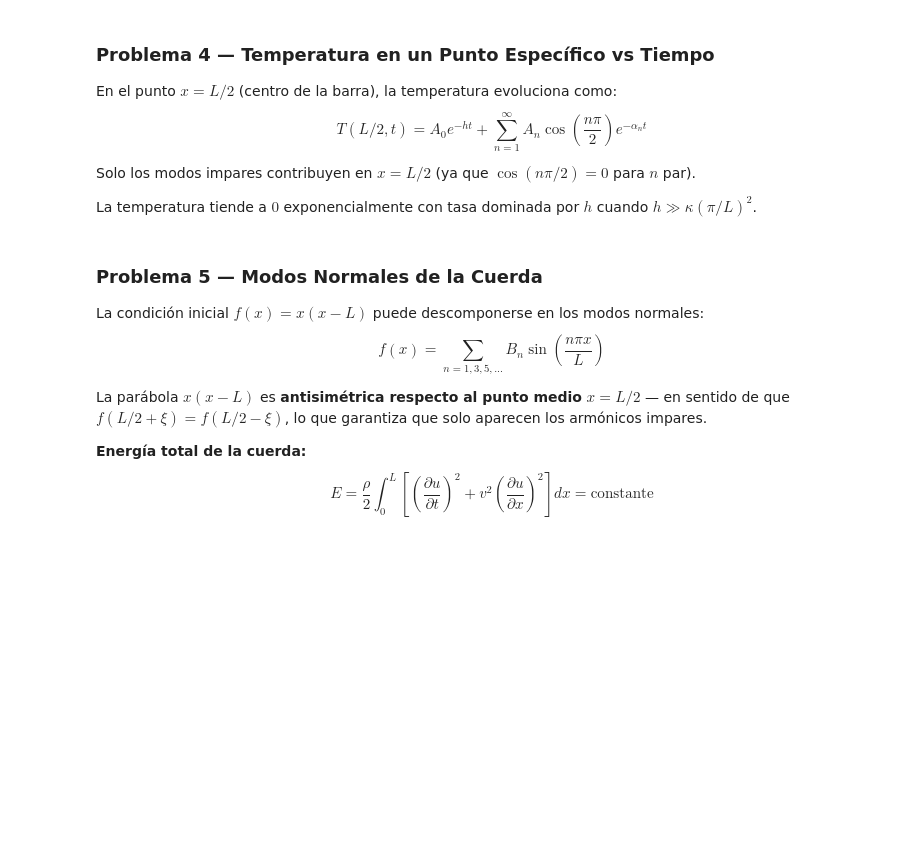
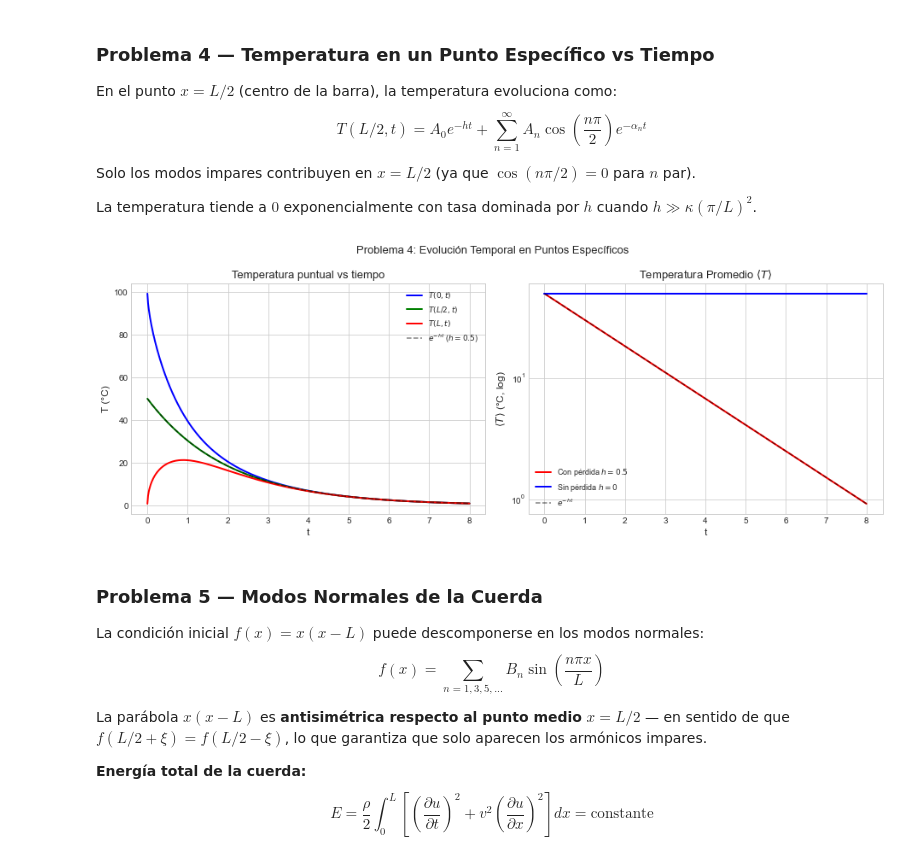
Before and after one commit to Daniel-534/FisicaMatematicaI, a Jupyter notebook: SolucionTalleres/SolucionTaller4.ipynb, the cells around one changed output. Cells and saved outputs as stored; diff of their text form; code cells hidden in the pictures; blank space fills up the shorter version.

```diff
--- a/SolucionTalleres/SolucionTaller4.ipynb
+++ b/SolucionTalleres/SolucionTaller4.ipynb
@@ -1168,35 +1250,37 @@ La temperatura tiende a $0$ exponencialmente con tasa dominada por $h$ cuando $h
 # Evolución temporal T(L/2, t) y T(0, t)
 t4_long = np.linspace(0, 8, 500)
 T_center4 = np.array([T4_sol(np.array([L4/2]), t)[0] for t in t4_long])
 T_left4   = np.array([T4_sol(np.array([0.0]),  t)[0] for t in t4_long])
 T_right4  = np.array([T4_sol(np.array([L4]),   t)[0] for t in t4_long])
 
 fig, axes = plt.subplots(1, 2, figsize=(13, 5))
 fig.suptitle('Problema 4: Evolución Temporal en Puntos Específicos', fontsize=13)
 
 axes[0].plot(t4_long, T_left4,   'b-',  linewidth=2, label='$T(0, t)$')
 axes[0].plot(t4_long, T_center4, 'g-',  linewidth=2, label='$T(L/2, t)$')
 axes[0].plot(t4_long, T_right4,  'r-',  linewidth=2, label='$T(L, t)$')
 # Theoretical decay rate
 axes[0].plot(t4_long, T_center4[0]*np.exp(-h4*t4_long), 'k--',
              alpha=0.5, linewidth=1.5, label=f'$e^{{-h t}}$ ($h={h4}$)')
 axes[0].set_xlabel('t'); axes[0].set_ylabel('T (°C)')
 axes[0].set_title('Temperatura puntual vs tiempo')
 axes[0].legend(fontsize=9); axes[0].grid(True)
 
 # Temperatura promedio
-T4_avg = np.array([np.trapezoid(T4_sol(x4, t), x4)/L4 for t in t4_long])
-T4_avg_nl = np.array([np.trapezoid(T4_noloss(x4, t), x4)/L4 for t in t4_long])
+T4_avg = np.array([np.trapz(T4_sol(x4, t), x4)/L4 for t in t4_long])
+T4_avg_nl = np.array([np.trapz(T4_noloss(x4, t), x4)/L4 for t in t4_long])
 axes[1].semilogy(t4_long, np.abs(T4_avg)+1e-12,    'r-', linewidth=2, label='Con pérdida $h=0.5$')
 axes[1].semilogy(t4_long, np.abs(T4_avg_nl)+1e-12, 'b-', linewidth=2, label='Sin pérdida $h=0$')
 axes[1].semilogy(t4_long, T4_avg[0]*np.exp(-h4*t4_long), 'k--',
                  alpha=0.5, linewidth=1.5, label='$e^{-ht}$')
 axes[1].set_xlabel('t'); axes[1].set_ylabel('$\\langle T\\rangle$ (°C, log)')
 axes[1].set_title('Temperatura Promedio $\\langle T\\rangle$')
 axes[1].legend(fontsize=9); axes[1].grid(True)
 
 plt.tight_layout()
 plt.show()
+# %% [output]
+[figure, added]
 # %% [markdown]
 ### Problema 5 — Modos Normales de la Cuerda
 
```
Also changed, not shown: parts of 32 cells of this notebook.
